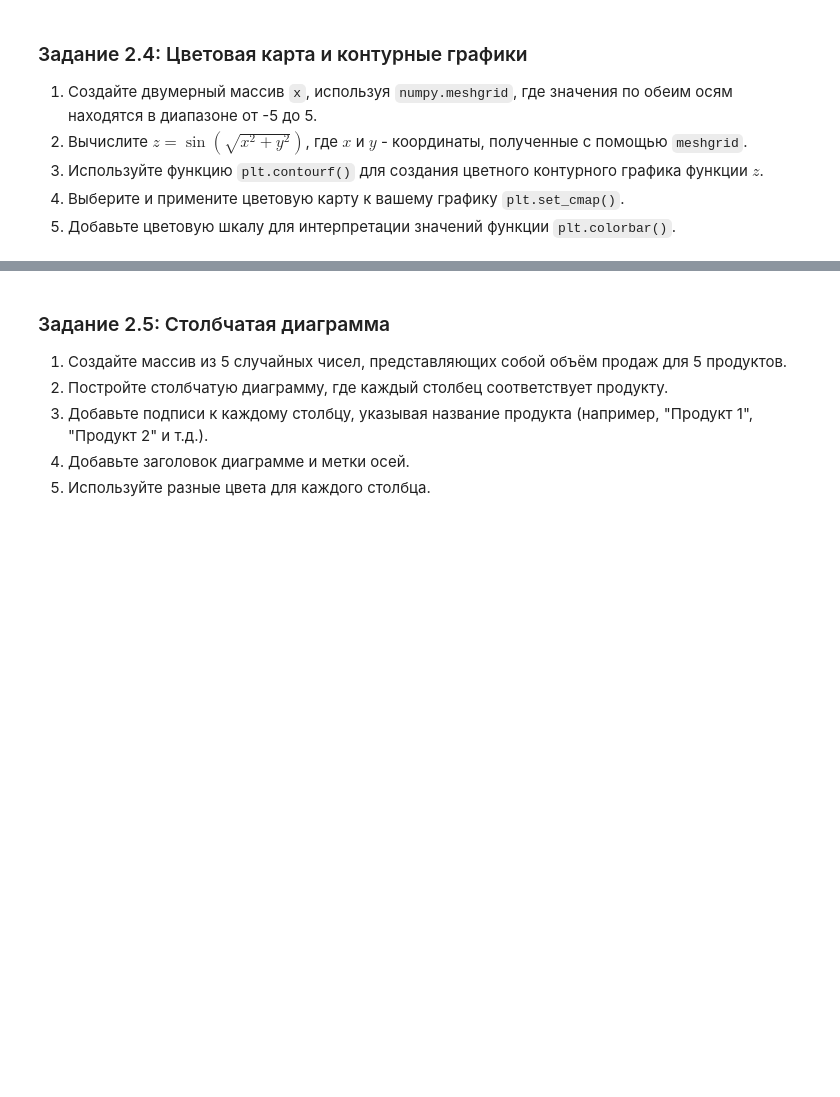
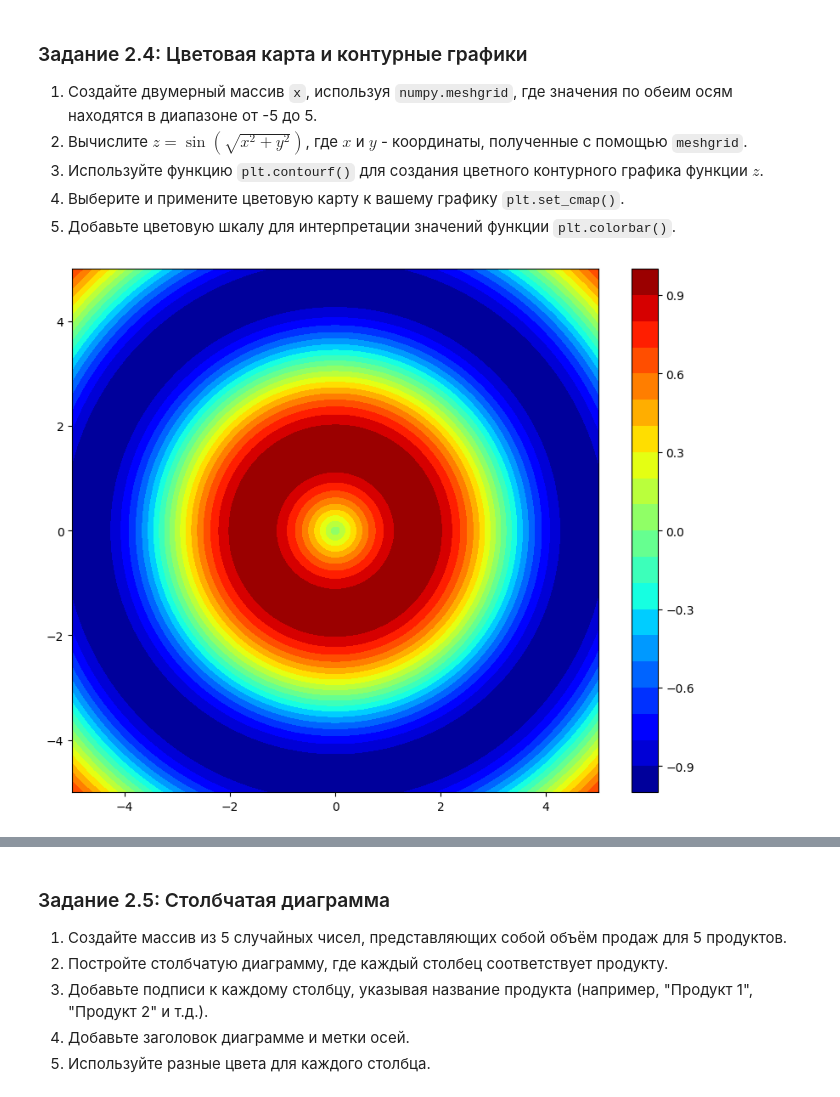
Before and after one commit to UnFarel/data_mining, a Jupyter notebook: 1. Введение/Practice/Практическая_работа_№2_Matplotlib_Plotly.ipynb, the cells around one changed output, grey strips where cells are left out. Cells and saved outputs as stored; diff of their text form; code cells hidden in the pictures; blank space fills up the shorter version.

```diff
--- a/1. Введение/Practice/Практическая_работа_№2_Matplotlib_Plotly.ipynb
+++ b/1. Введение/Practice/Практическая_работа_№2_Matplotlib_Plotly.ipynb
@@ -303,3 +382,21 @@ np.savetxt('data.txt', data, delimiter=' ')
+# %%
+import numpy as np
+import matplotlib.pyplot as plt
+
+x = np.linspace(-5, 5, 100)
+y = np.linspace(-5, 5, 100)
+X, Y = np.meshgrid(x, y)
+
+Z = np.sin(np.sqrt(X**2 + Y**2))
+
+plt.figure(figsize=(10, 8))
+contour = plt.contourf(X, Y, Z, levels=20, cmap='jet')
+
+cbar = plt.colorbar(contour)
+
+plt.show()
+# %% [output]
+[figure, added]
 # %% [markdown]
 ![image.png](embedded-picture-1)
 # %% [markdown]
```
Also changed, not shown: parts of 18 cells of this notebook, 1 other file.
